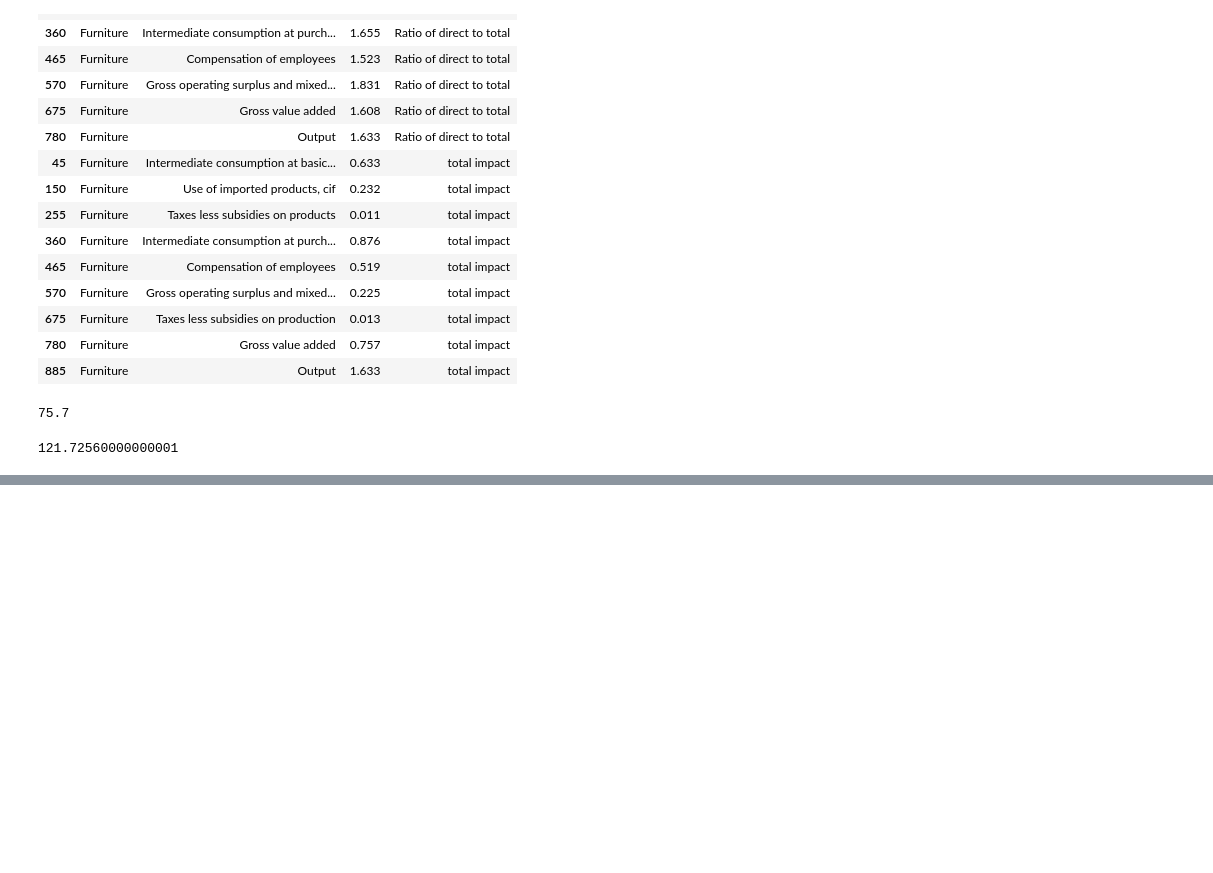
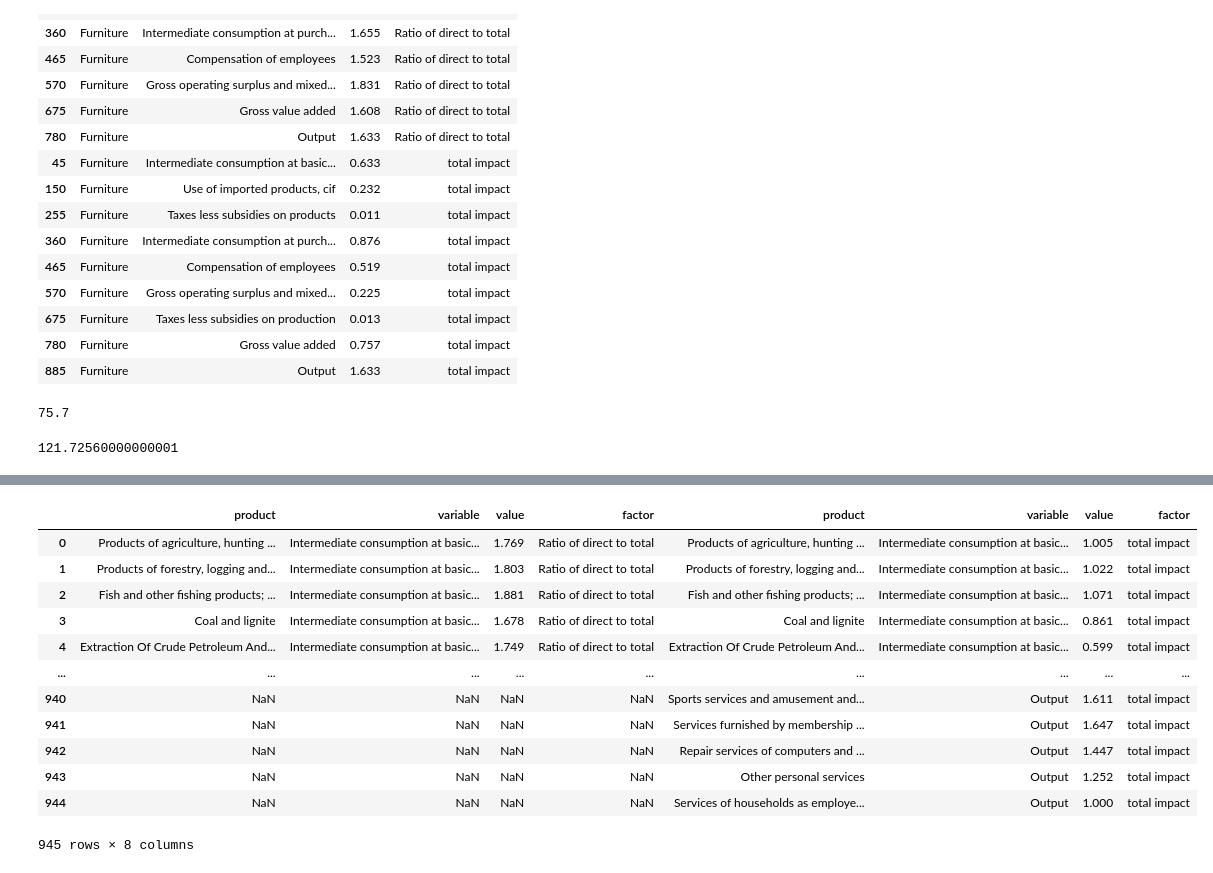
Before and after one commit to banksad/supply_chain_app, a Jupyter notebook: notebooks/preprocess_mult.ipynb, the cells around one changed output, grey strips where cells are left out. Drawn from its saved outputs; the diff is of its cells as text; code cells hidden in the pictures; blank space fills up the shorter version.

```diff
--- a/notebooks/preprocess_mult.ipynb
+++ b/notebooks/preprocess_mult.ipynb
@@ -184,3 +220,21 @@ direct_impact
+# %%
+detailed_effects2 = pd.concat([multipliers,effects],axis=1)
+detailed_effects2.to_csv('detailed_effects2.csv')
+detailed_effects2
+# %% [output]
+|  | product | variable | value | factor | product | variable | value | factor |
+| 0 | Products of agriculture, hunting ... | Intermediate consumption at basic... | 1.769 | Ratio of direct to total | Products of agriculture, hunting ... | Intermediate consumption at basic... | 1.005 | total impact |
+| 1 | Products of forestry, logging and... | Intermediate consumption at basic... | 1.803 | Ratio of direct to total | Products of forestry, logging and... | Intermediate consumption at basic... | 1.022 | total impact |
+| 2 | Fish and other fishing products; ... | Intermediate consumption at basic... | 1.881 | Ratio of direct to total | Fish and other fishing products; ... | Intermediate consumption at basic... | 1.071 | total impact |
+| 3 | Coal and lignite | Intermediate consumption at basic... | 1.678 | Ratio of direct to total | Coal and lignite | Intermediate consumption at basic... | 0.861 | total impact |
+| 4 | Extraction Of Crude Petroleum And... | Intermediate consumption at basic... | 1.749 | Ratio of direct to total | Extraction Of Crude Petroleum And... | Intermediate consumption at basic... | 0.599 | total impact |
+| ... | ... | ... | ... | ... | ... | ... | ... | ... |
+| 940 | NaN | NaN | NaN | NaN | Sports services and amusement and... | Output | 1.611 | total impact |
+| 941 | NaN | NaN | NaN | NaN | Services furnished by membership ... | Output | 1.647 | total impact |
+| 942 | NaN | NaN | NaN | NaN | Repair services of computers and ... | Output | 1.447 | total impact |
+| 943 | NaN | NaN | NaN | NaN | Other personal services | Output | 1.252 | total impact |
+| 944 | NaN | NaN | NaN | NaN | Services of households as employe... | Output | 1.000 | total impact |
+945 rows × 8 columns
 # %%
 import plotly.express as px
 
```
Also changed, not shown: parts of 8 cells of this notebook, 8 other files.
